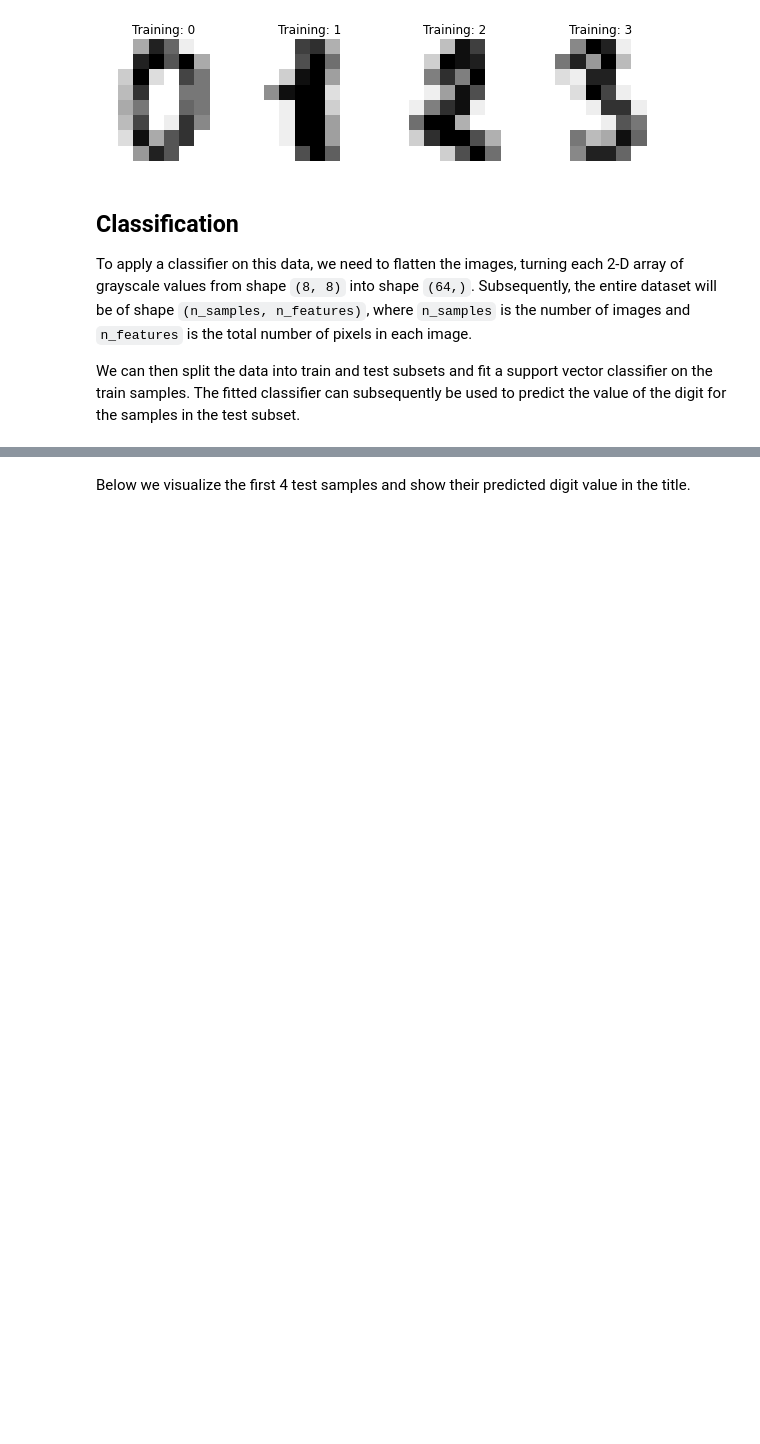
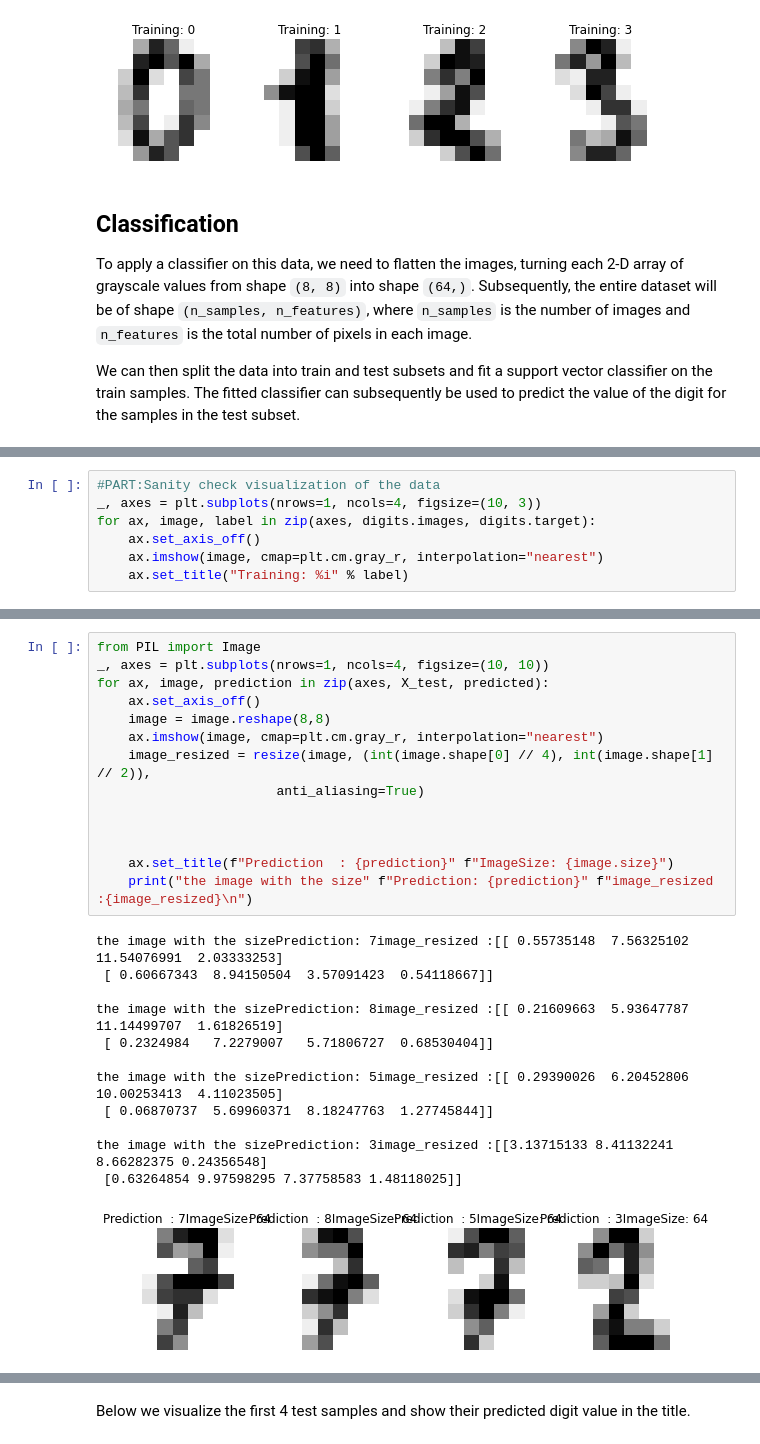
Before and after one commit to DRGeetaChhabra/rep1, a Jupyter notebook: classification.ipynb, the cells around one changed output, grey strips where cells are left out. Cells and saved outputs as stored; diff of their text form; blank space fills up the shorter version.

```diff
--- a/classification.ipynb
+++ b/classification.ipynb
@@ -55,0 +80,7 @@ in the test subset.
+# %%
+#PART:Sanity check visualization of the data
+_, axes = plt.subplots(nrows=1, ncols=4, figsize=(10, 3))
+for ax, image, label in zip(axes, digits.images, digits.target):
+    ax.set_axis_off()
+    ax.imshow(image, cmap=plt.cm.gray_r, interpolation="nearest")
+    ax.set_title("Training: %i" % label)
@@ -117,3 +153,30 @@ df
+# %%
+from PIL import Image
+_, axes = plt.subplots(nrows=1, ncols=4, figsize=(10, 10))
+for ax, image, prediction in zip(axes, X_test, predicted):
+    ax.set_axis_off()
+    image = image.reshape(8,8)
+    ax.imshow(image, cmap=plt.cm.gray_r, interpolation="nearest")
+    image_resized = resize(image, (int(image.shape[0] // 4), int(image.shape[1] // 2)),
+                       anti_aliasing=True)
+
+
+
+    ax.set_title(f"Prediction  : {prediction}" f"ImageSize: {image.size}")
+    print("the image with the size" f"Prediction: {prediction}" f"image_resized :{image_resized}\n")
+# %% [output]
+the image with the sizePrediction: 7image_resized :[[ 0.55735148  7.56325102 11.54076991  2.03333253]
+ [ 0.60667343  8.94150504  3.57091423  0.54118667]]
+
+the image with the sizePrediction: 8image_resized :[[ 0.21609663  5.93647787 11.14499707  1.61826519]
+ [ 0.2324984   7.2279007   5.71806727  0.68530404]]
+
+the image with the sizePrediction: 5image_resized :[[ 0.29390026  6.20452806 10.00253413  4.11023505]
+ [ 0.06870737  5.69960371  8.18247763  1.27745844]]
+
+the image with the sizePrediction: 3image_resized :[[3.13715133 8.41132241 8.66282375 0.24356548]
+ [0.63264854 9.97598295 7.37758583 1.48118025]]
+[figure, added]
 # %%
 ac= df['Accuracy']
 maximum = ac.max()
```
Also changed, not shown: parts of 12 cells of this notebook, 1 other file.
